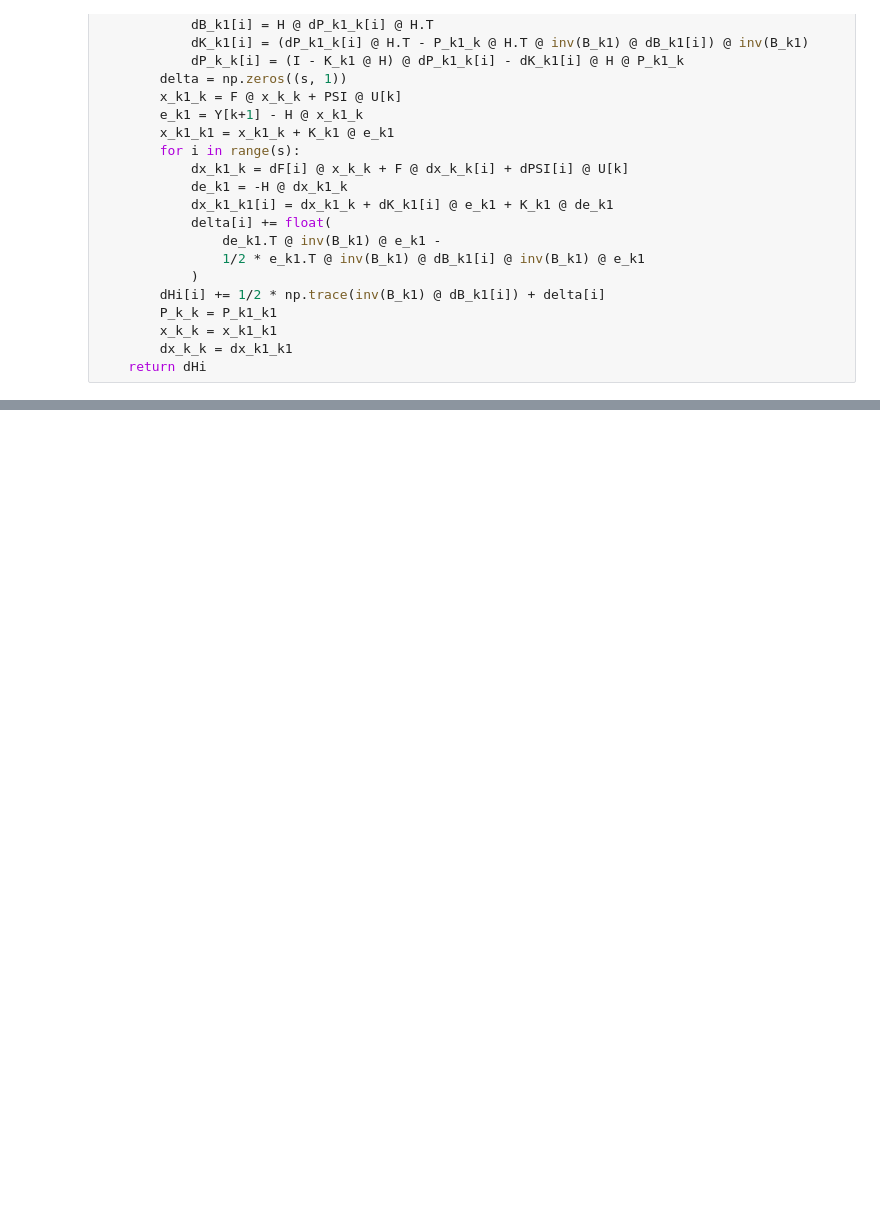
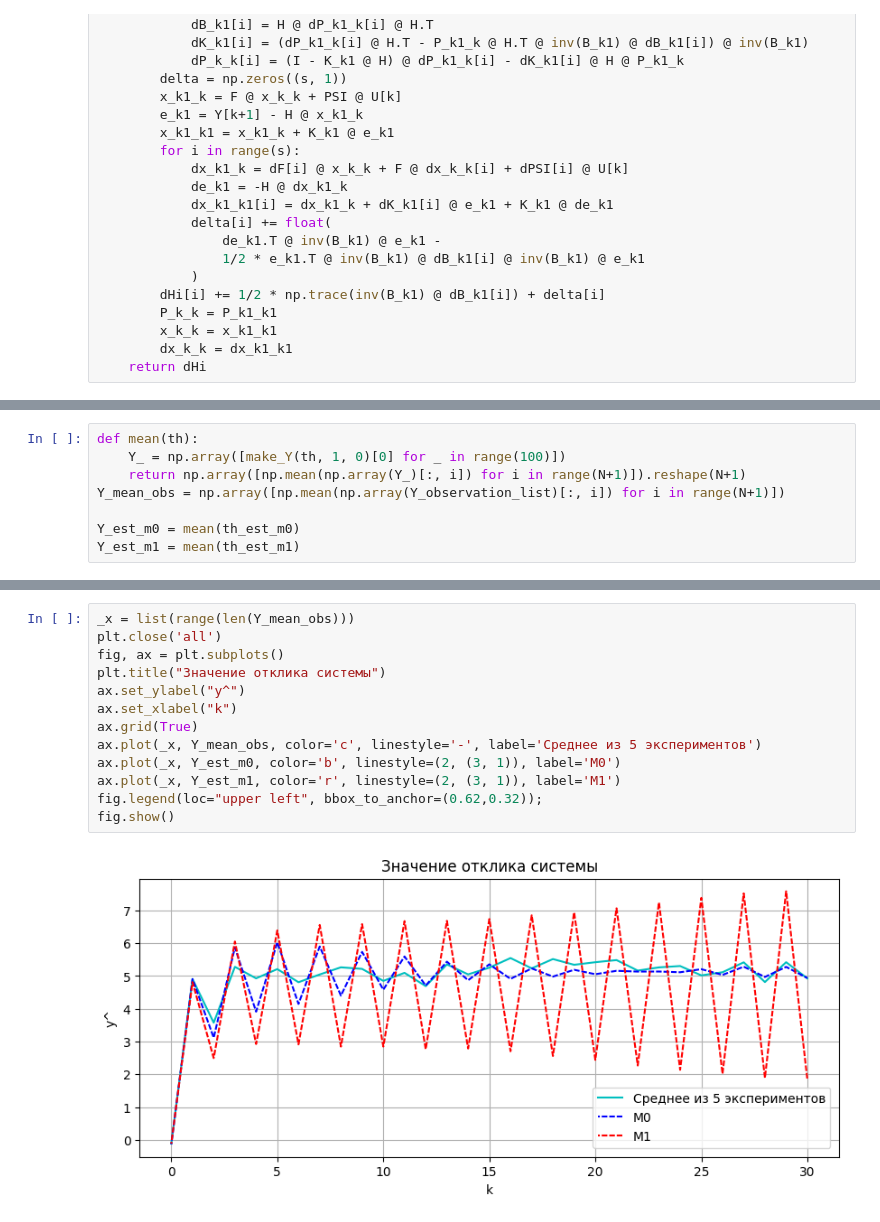
Before and after one commit to EvilSoboL/activeIdentifficationNstu, a Jupyter notebook: notebooks/forein_lab1.ipynb, the cells around one changed output, grey strips where cells are left out. Drawn from its saved outputs; the diff is of its cells as text; blank space fills up the shorter version.

```diff
--- a/notebooks/forein_lab1.ipynb
+++ b/notebooks/forein_lab1.ipynb
@@ -129,0 +180,8 @@ array([  0.     , 103.38154])
+# %%
+def mean(th):
+    Y_ = np.array([make_Y(th, 1, 0)[0] for _ in range(100)])
+    return np.array([np.mean(np.array(Y_)[:, i]) for i in range(N+1)]).reshape(N+1)
+Y_mean_obs = np.array([np.mean(np.array(Y_observation_list)[:, i]) for i in range(N+1)])
+
+Y_est_m0 = mean(th_est_m0)
+Y_est_m1 = mean(th_est_m1)
@@ -129,0 +206,15 @@ array([  0.     , 103.38154])
+# %%
+_x = list(range(len(Y_mean_obs)))
+plt.close('all')
+fig, ax = plt.subplots()
+plt.title("Значение отклика системы")
+ax.set_ylabel("y^")
+ax.set_xlabel("k")
+ax.grid(True)
+ax.plot(_x, Y_mean_obs, color='c', linestyle='-', label='Среднее из 5 экспериментов')
+ax.plot(_x, Y_est_m0, color='b', linestyle=(2, (3, 1)), label='M0')
+ax.plot(_x, Y_est_m1, color='r', linestyle=(2, (3, 1)), label='M1')
+fig.legend(loc="upper left", bbox_to_anchor=(0.62,0.32));
+fig.show()
+# %% [output]
+[figure, added]
```
Also changed, not shown: parts of 4 cells of this notebook, 4 other files.
